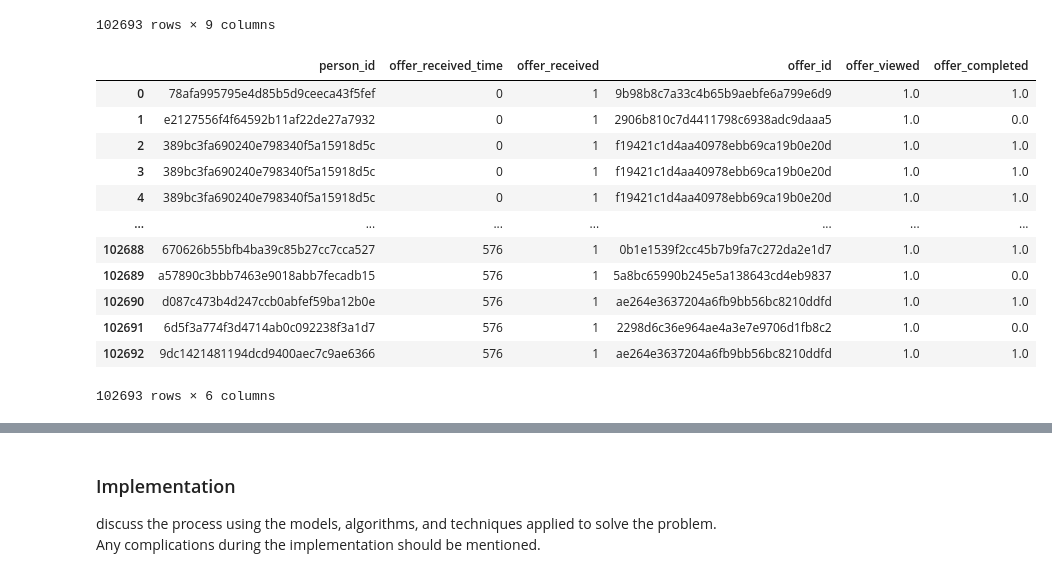
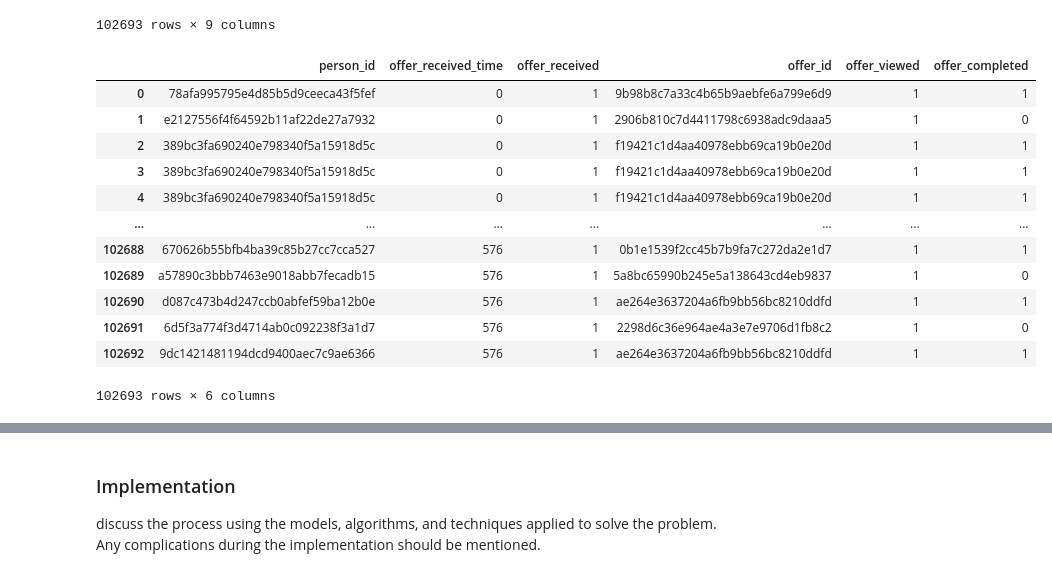
Before and after one commit to hunglng/dsnd-starbuck, a Jupyter notebook: Starbucks_Capstone_notebook.ipynb, the cells around one changed output, grey strips where cells are left out. Cells and saved outputs as stored; diff of their text form; code cells hidden in the pictures.

Commit message:
Prepocessed data

```diff
--- a/Starbucks_Capstone_notebook.ipynb
+++ b/Starbucks_Capstone_notebook.ipynb
@@ -560,21 +555,21 @@ prepocessed_transcript_offer
 | 102692 | 9dc1421481194dcd9400aec7c9ae6366 | 576 | 1 | ae264e3637204a6fb9bb56bc8210ddfd | 624.0 | 1.0 | ... |
 102693 rows × 9 columns
 # %%
-prepocessed_transcript_offer[['offer_received','offer_viewed', 'offer_completed']] = prepocessed_transcript_offer[['offer_received','offer_viewed', 'offer_completed']].fillna(0)
+prepocessed_transcript_offer[['offer_received','offer_viewed', 'offer_completed']] = prepocessed_transcript_offer[['offer_received','offer_viewed', 'offer_completed']].fillna(0).astype(int)
 
 prepocessed_transcript_offer.drop(columns=['offer_viewed_time', 'offer_completed_time', 'transcript_reward'], inplace=True)
 prepocessed_transcript_offer
 # %% [output]
 |  | person_id | offer_received_time | offer_received | offer_id | offer_viewed | offer_completed |
-| 0 | 78afa995795e4d85b5d9ceeca43f5fef | 0 | 1 | 9b98b8c7a33c4b65b9aebfe6a799e6d9 | 1.0 | 1.0 |
-| 1 | e2127556f4f64592b11af22de27a7932 | 0 | 1 | 2906b810c7d4411798c6938adc9daaa5 | 1.0 | 0.0 |
-| 2 | 389bc3fa690240e798340f5a15918d5c | 0 | 1 | f19421c1d4aa40978ebb69ca19b0e20d | 1.0 | 1.0 |
-| 3 | 389bc3fa690240e798340f5a15918d5c | 0 | 1 | f19421c1d4aa40978ebb69ca19b0e20d | 1.0 | 1.0 |
-| 4 | 389bc3fa690240e798340f5a15918d5c | 0 | 1 | f19421c1d4aa40978ebb69ca19b0e20d | 1.0 | 1.0 |
+| 0 | 78afa995795e4d85b5d9ceeca43f5fef | 0 | 1 | 9b98b8c7a33c4b65b9aebfe6a799e6d9 | 1 | 1 |
+| 1 | e2127556f4f64592b11af22de27a7932 | 0 | 1 | 2906b810c7d4411798c6938adc9daaa5 | 1 | 0 |
+| 2 | 389bc3fa690240e798340f5a15918d5c | 0 | 1 | f19421c1d4aa40978ebb69ca19b0e20d | 1 | 1 |
+| 3 | 389bc3fa690240e798340f5a15918d5c | 0 | 1 | f19421c1d4aa40978ebb69ca19b0e20d | 1 | 1 |
+| 4 | 389bc3fa690240e798340f5a15918d5c | 0 | 1 | f19421c1d4aa40978ebb69ca19b0e20d | 1 | 1 |
 | ... | ... | ... | ... | ... | ... | ... |
-| 102688 | 670626b55bfb4ba39c85b27cc7cca527 | 576 | 1 | 0b1e1539f2cc45b7b9fa7c272da2e1d7 | 1.0 | 1.0 |
-| 102689 | a57890c3bbb7463e9018abb7fecadb15 | 576 | 1 | 5a8bc65990b245e5a138643cd4eb9837 | 1.0 | 0.0 |
-| 102690 | d087c473b4d247ccb0abfef59ba12b0e | 576 | 1 | ae264e3637204a6fb9bb56bc8210ddfd | 1.0 | 1.0 |
-| 102691 | 6d5f3a774f3d4714ab0c092238f3a1d7 | 576 | 1 | 2298d6c36e964ae4a3e7e9706d1fb8c2 | 1.0 | 0.0 |
-| 102692 | 9dc1421481194dcd9400aec7c9ae6366 | 576 | 1 | ae264e3637204a6fb9bb56bc8210ddfd | 1.0 | 1.0 |
+| 102688 | 670626b55bfb4ba39c85b27cc7cca527 | 576 | 1 | 0b1e1539f2cc45b7b9fa7c272da2e1d7 | 1 | 1 |
+| 102689 | a57890c3bbb7463e9018abb7fecadb15 | 576 | 1 | 5a8bc65990b245e5a138643cd4eb9837 | 1 | 0 |
+| 102690 | d087c473b4d247ccb0abfef59ba12b0e | 576 | 1 | ae264e3637204a6fb9bb56bc8210ddfd | 1 | 1 |
+| 102691 | 6d5f3a774f3d4714ab0c092238f3a1d7 | 576 | 1 | 2298d6c36e964ae4a3e7e9706d1fb8c2 | 1 | 0 |
+| 102692 | 9dc1421481194dcd9400aec7c9ae6366 | 576 | 1 | ae264e3637204a6fb9bb56bc8210ddfd | 1 | 1 |
 102693 rows × 6 columns
```
Also changed, not shown: parts of 9 cells of this notebook.
